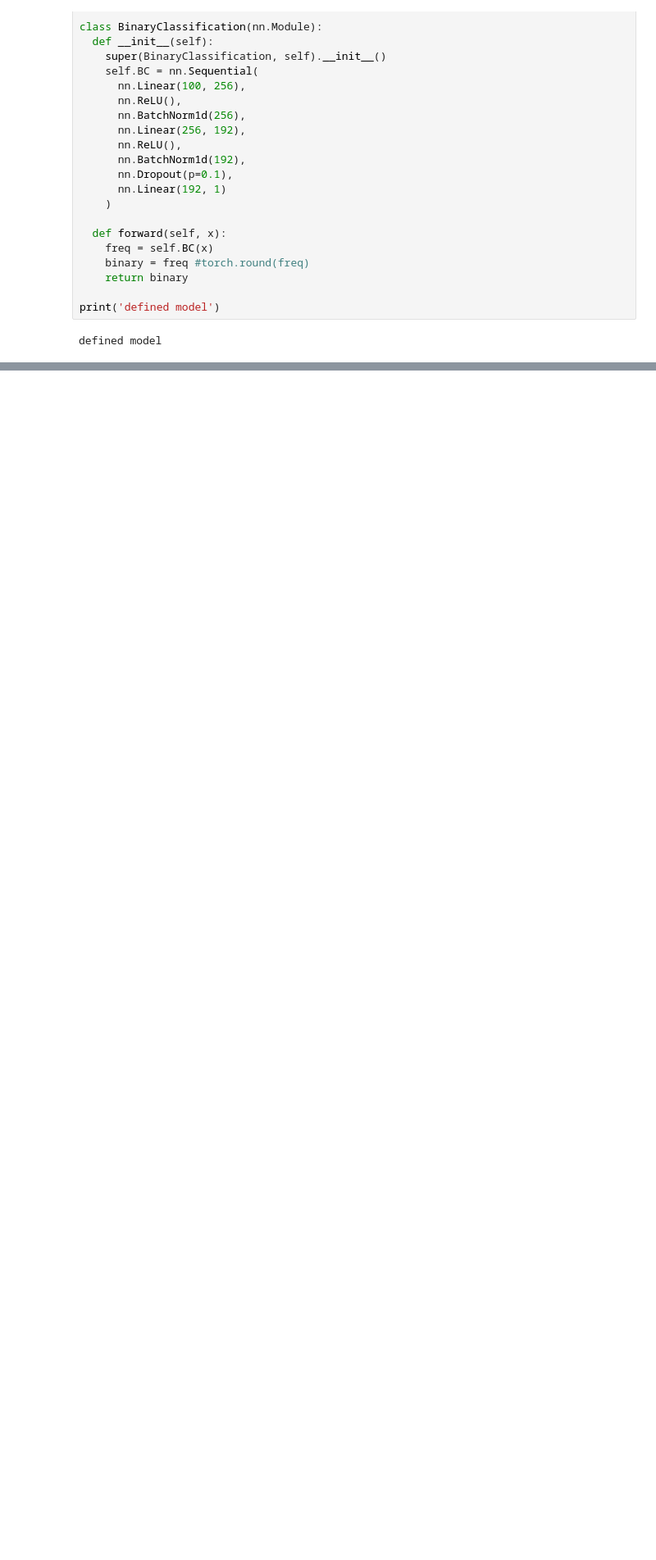
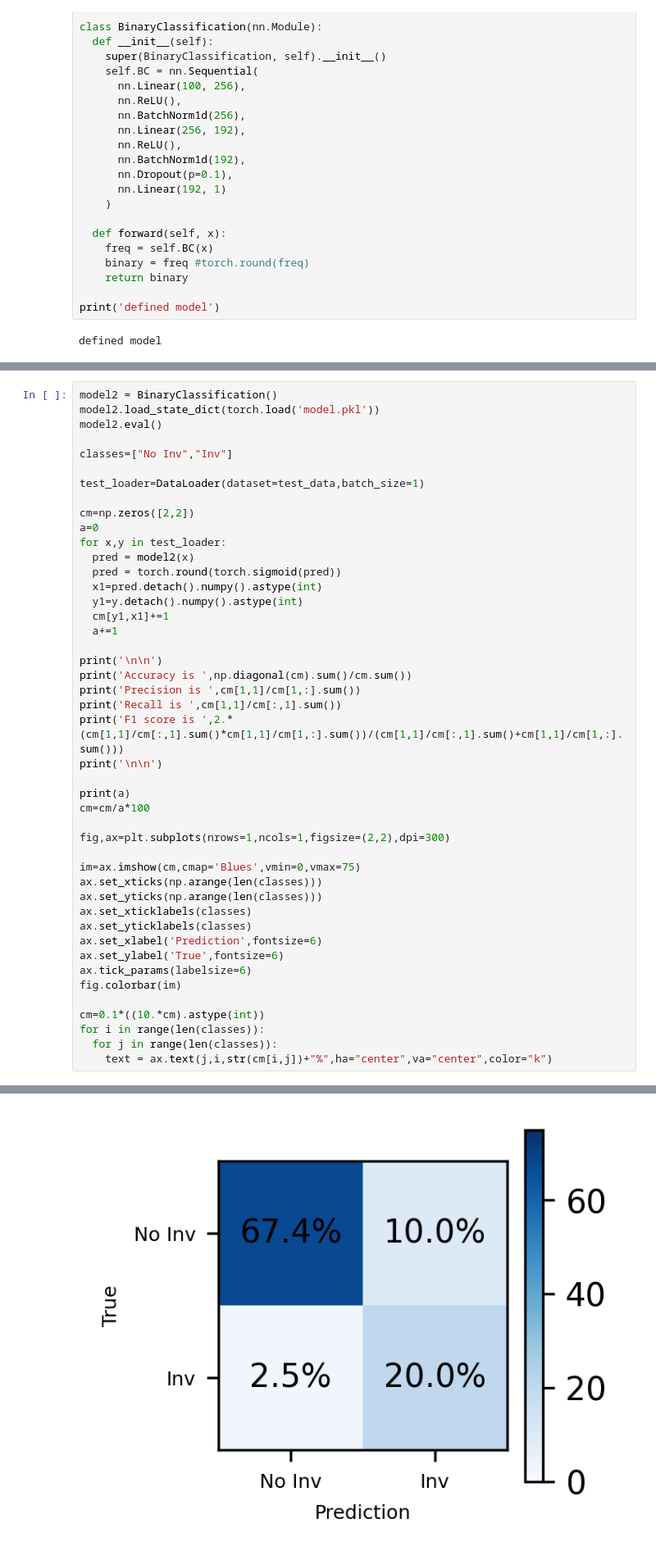
Before and after one commit to HuangJin-De/Machine-Learning-in-Atmospheric-Thermodynamics, a Jupyter notebook: final/final.ipynb, the cells around one changed output, grey strips where cells are left out. Shown at 82% size. Drawn from its saved outputs; the diff is of its cells as text; blank space fills up the shorter version.

```diff
--- a/final/final.ipynb
+++ b/final/final.ipynb
@@ -222,0 +222,46 @@ plt.legend(["Accuracy"],fontsize=5,loc=1)
+# %%
+model2 = BinaryClassification()
+model2.load_state_dict(torch.load('model.pkl'))
+model2.eval()
+
+classes=["No Inv","Inv"]
+
+test_loader=DataLoader(dataset=test_data,batch_size=1)
+
+cm=np.zeros([2,2])
+a=0
+for x,y in test_loader:
+  pred = model2(x)
+  pred = torch.round(torch.sigmoid(pred))
+  x1=pred.detach().numpy().astype(int)
+  y1=y.detach().numpy().astype(int)
+  cm[y1,x1]+=1
+  a+=1
+
+print('\n\n')
+print('Accuracy is ',np.diagonal(cm).sum()/cm.sum())
+print('Precision is ',cm[1,1]/cm[1,:].sum())
+print('Recall is ',cm[1,1]/cm[:,1].sum())
+print('F1 score is ',2.*(cm[1,1]/cm[:,1].sum()*cm[1,1]/cm[1,:].sum())/(cm[1,1]/cm[:,1].sum()+cm[1,1]/cm[1,:].sum()))
+print('\n\n')
+
+print(a)
+cm=cm/a*100
+
+fig,ax=plt.subplots(nrows=1,ncols=1,figsize=(2,2),dpi=300)
+
+im=ax.imshow(cm,cmap='Blues',vmin=0,vmax=75)
+ax.set_xticks(np.arange(len(classes)))
+ax.set_yticks(np.arange(len(classes)))
+ax.set_xticklabels(classes)
+ax.set_yticklabels(classes)
+ax.set_xlabel('Prediction',fontsize=6)
+ax.set_ylabel('True',fontsize=6)
+ax.tick_params(labelsize=6)
+fig.colorbar(im)
+
+cm=0.1*((10.*cm).astype(int))
+for i in range(len(classes)):
+  for j in range(len(classes)):
+    text = ax.text(j,i,str(cm[i,j])+"%",ha="center",va="center",color="k")
+# %% [output]
@@ -222,0 +276 @@ plt.legend(["Accuracy"],fontsize=5,loc=1)
+[figure, added]
```
Also changed, not shown: parts of 5 cells of this notebook.
